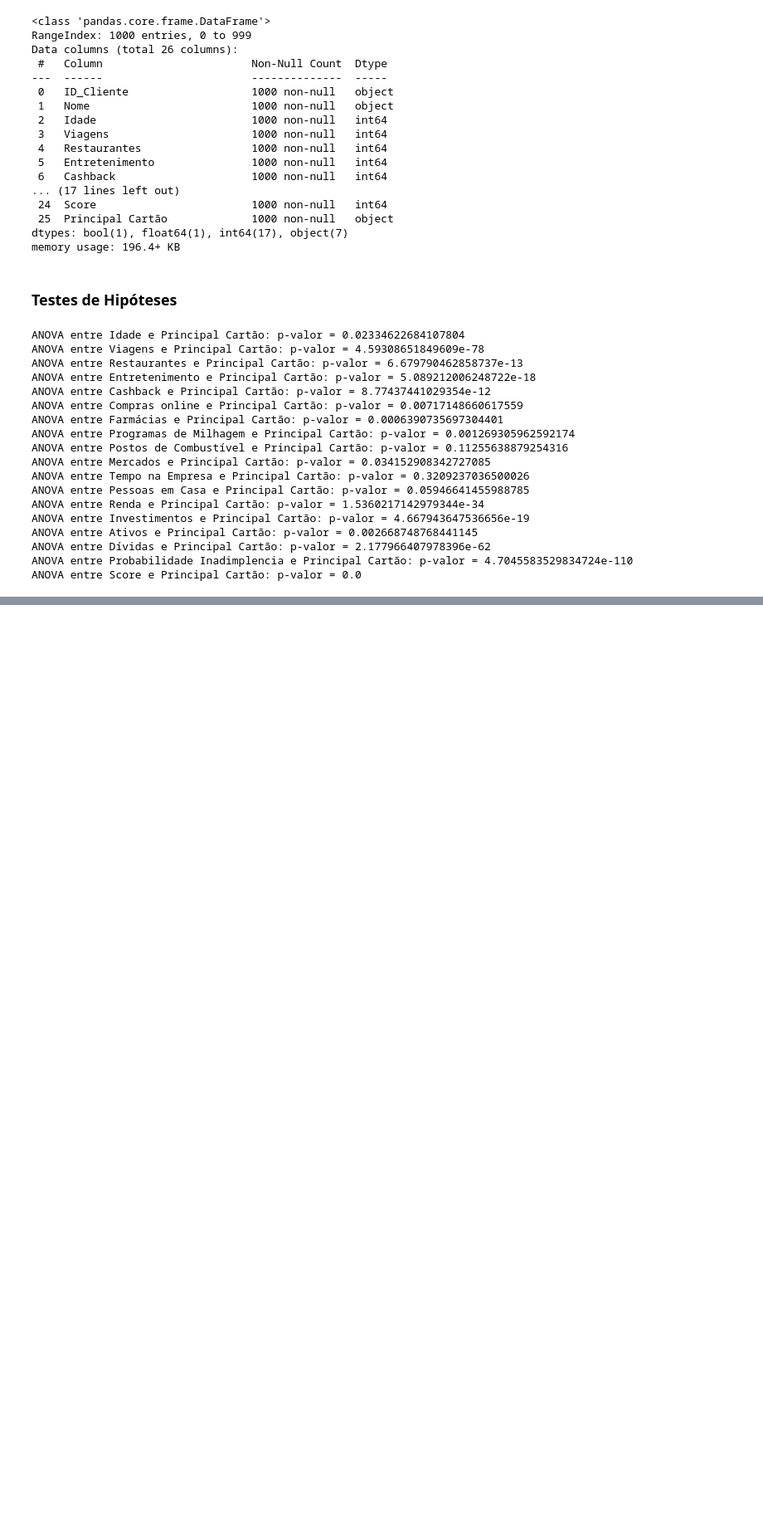
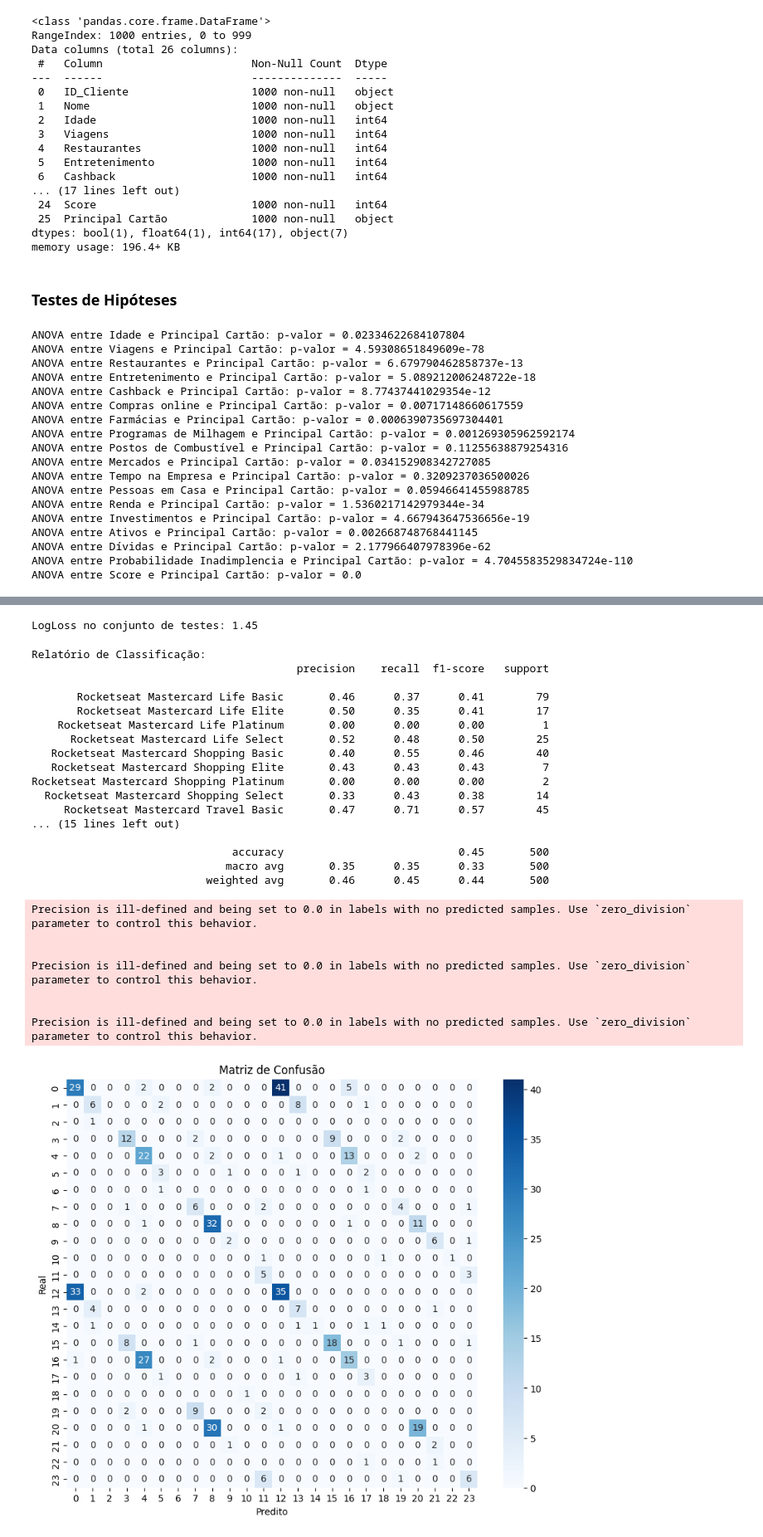
Before and after one commit to smoothemerson/AI_development, a Jupyter notebook: classes/final_challenge/modelo_recomendacao.ipynb, the cells around one changed output, grey strips where cells are left out. Shown at 83% size. Cells and saved outputs as stored; diff of their text form; code cells hidden in the pictures; blank space fills up the shorter version.

Commit message:
second challenge - model training

```diff
--- a/classes/final_challenge/modelo_recomendacao.ipynb
+++ b/classes/final_challenge/modelo_recomendacao.ipynb
@@ -106,0 +307,63 @@ for col in cat_vars:
+# %%
+# Treinar o modelo final com os parâmetros otimizados
+best_model = CatBoostClassifier(**best_params, verbose=False, random_seed=42)
+best_model.fit(X_train, y_train)
+
+y_pred = best_model.predict(X_test)
+probs = best_model.predict_proba(X_test)
+test_loss = log_loss(y_test, probs)
+print(f"LogLoss no conjunto de testes: {test_loss:.2f}")
+# %% [output]
+LogLoss no conjunto de testes: 1.45
+# %%
+# Calcular e exibir métricas
+print("\nRelatório de Classificação:")
+print(classification_report(y_test, y_pred))
+
+# Criar matriz de confusão
+plt.figure(figsize=(10, 8))
+conf_matrix = confusion_matrix(y_test, y_pred)
+sns.heatmap(conf_matrix, annot=True, fmt='d', cmap='Blues')
+plt.title('Matriz de Confusão')
+plt.xlabel('Predito')
+plt.ylabel('Real')
+plt.show()
+
+# Plotar importância das features
+plt.figure(figsize=(10, 6))
+feature_importance = pd.DataFrame({
+  'feature': selected_features,
+  'importance': model.feature_importances_
+}).sort_values('importance', ascending=True)
+
+plt.barh(feature_importance['feature'], feature_importance['importance'])
+plt.title('Importância das Features')
+plt.xlabel('Importância')
+plt.tight_layout()
+plt.show()
+# %% [output]
+Relatório de Classificação:
+                                         precision    recall  f1-score   support
+
+       Rocketseat Mastercard Life Basic       0.46      0.37      0.41        79
+       Rocketseat Mastercard Life Elite       0.50      0.35      0.41        17
+    Rocketseat Mastercard Life Platinum       0.00      0.00      0.00         1
+      Rocketseat Mastercard Life Select       0.52      0.48      0.50        25
+   Rocketseat Mastercard Shopping Basic       0.40      0.55      0.46        40
+   Rocketseat Mastercard Shopping Elite       0.43      0.43      0.43         7
+Rocketseat Mastercard Shopping Platinum       0.00      0.00      0.00         2
+  Rocketseat Mastercard Shopping Select       0.33      0.43      0.38        14
+     Rocketseat Mastercard Travel Basic       0.47      0.71      0.57        45
+... (15 lines left out)
+
+                               accuracy                           0.45       500
+                              macro avg       0.35      0.35      0.33       500
+                           weighted avg       0.46      0.45      0.44       500
+Precision is ill-defined and being set to 0.0 in labels with no predicted samples. Use `zero_division` parameter to control this behavior.
+
+
+Precision is ill-defined and being set to 0.0 in labels with no predicted samples. Use `zero_division` parameter to control this behavior.
+
+
+Precision is ill-defined and being set to 0.0 in labels with no predicted samples. Use `zero_division` parameter to control this behavior.
+[figure, added]
```
Also changed, not shown: parts of 8 cells of this notebook, 2 other files.
